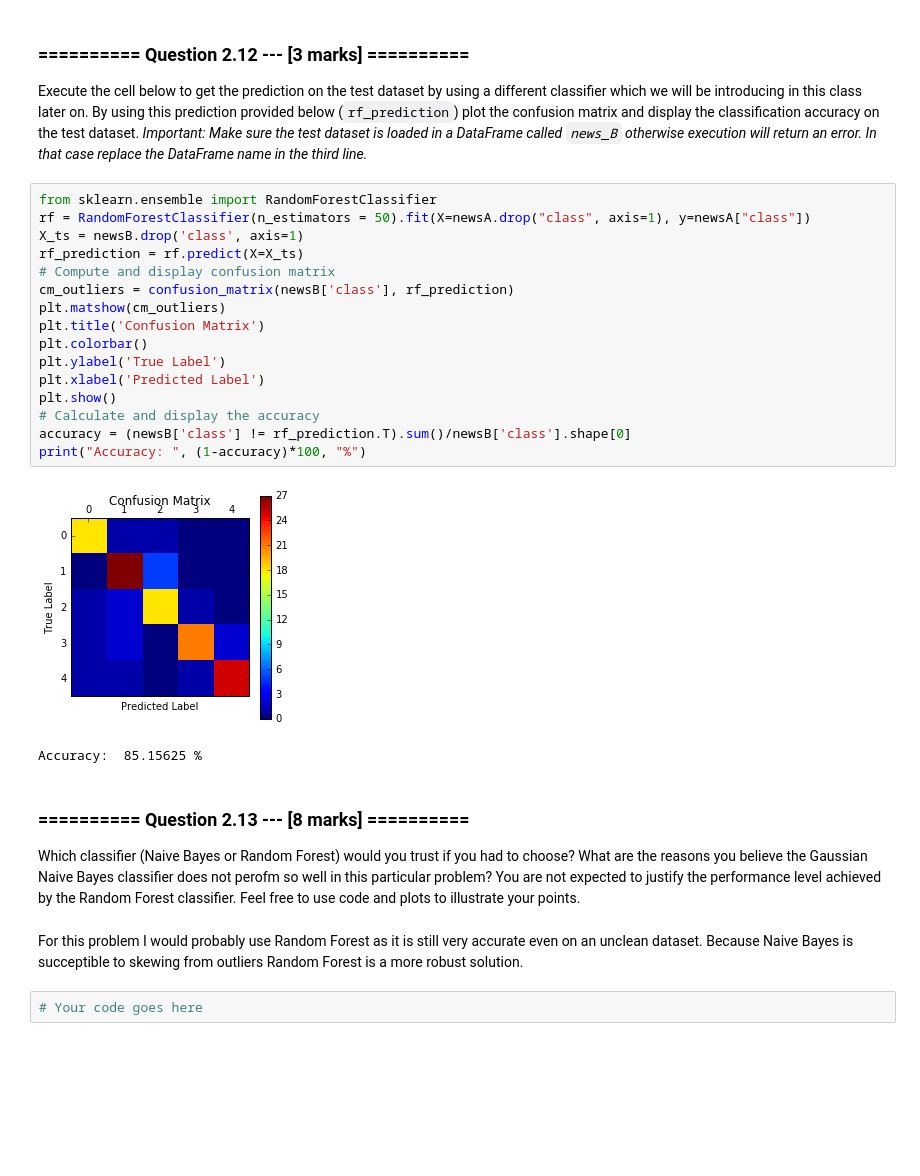
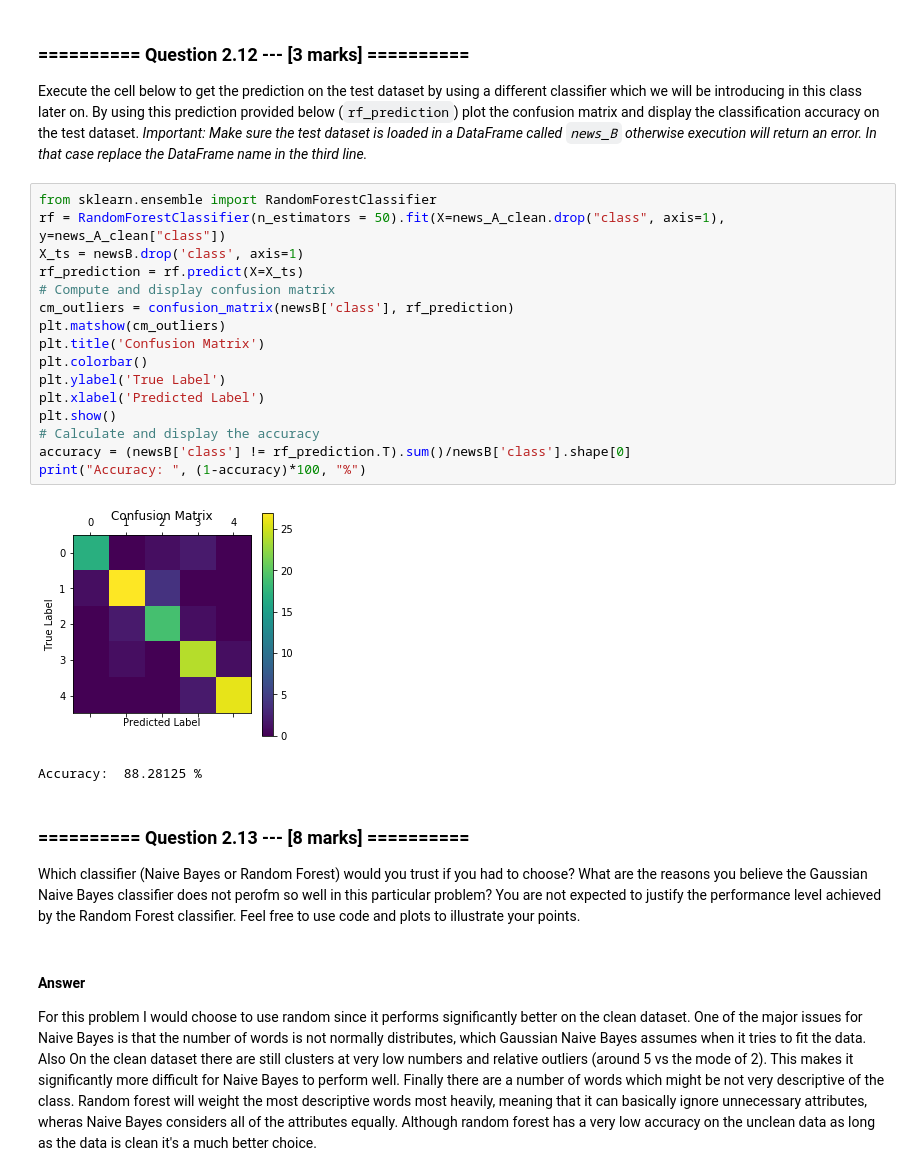
Before and after one commit to hirshagarwal/iaml2017, a Jupyter notebook: Agarwal Assignment 1.ipynb, the cells around one changed output. Cells and saved outputs as stored; diff of their text form; blank space fills up the shorter version.

Commit message:
Assignment 2 reviewed. Probably ready to submit.
Maybe check once more before turning it in.

```diff
--- a/Agarwal Assignment 1.ipynb
+++ b/Agarwal Assignment 1.ipynb
@@ -385,28 +392,27 @@ Baseline accuracy:  21.3245655237 %
 Execute the cell below to get the prediction on the test dataset by using a different classifier which we will be introducing in this class later on. By using this prediction provided below (`rf_prediction`) plot the confusion matrix and display the classification accuracy on the test dataset. *Important: Make sure the test dataset is loaded in a DataFrame called `news_B` otherwise execution will return an error. In that case replace the DataFrame name in the third line.*
 # %%
 from sklearn.ensemble import RandomForestClassifier
-rf = RandomForestClassifier(n_estimators = 50).fit(X=newsA.drop("class", axis=1), y=newsA["class"])
+rf = RandomForestClassifier(n_estimators = 50).fit(X=news_A_clean.drop("class", axis=1), y=news_A_clean["class"])
 X_ts = newsB.drop('class', axis=1)
 rf_prediction = rf.predict(X=X_ts)
 # Compute and display confusion matrix
 cm_outliers = confusion_matrix(newsB['class'], rf_prediction)
 plt.matshow(cm_outliers)
 plt.title('Confusion Matrix')
 plt.colorbar()
 plt.ylabel('True Label')
 plt.xlabel('Predicted Label')
 plt.show()
 # Calculate and display the accuracy
 accuracy = (newsB['class'] != rf_prediction.T).sum()/newsB['class'].shape[0]
 print("Accuracy: ", (1-accuracy)*100, "%")
 # %% [output]
-[figure, old version]
+[figure, new version]
-Accuracy:  85.15625 %
+Accuracy:  88.28125 %
 # %% [markdown]
 ### ========== Question 2.13 --- [8 marks] ==========
 
 Which classifier (Naive Bayes or Random Forest) would you trust if you had to choose? What are the reasons you believe the Gaussian Naive Bayes classifier does not perofm so well in this particular problem? You are not expected to justify the performance level achieved by the Random Forest classifier. Feel free to use code and plots to illustrate your points.
-# %% [markdown]
-For this problem I would probably use Random Forest as it is still very accurate even on an unclean dataset. Because Naive Bayes is succeptible to skewing from outliers Random Forest is a more robust solution.
-# %%
-# Your code goes here
+# %% [markdown]
+#### Answer
+For this problem I would choose to use random since it performs significantly better on the clean dataset. One of the major issues for Naive Bayes is that the number of words is not normally distributes, which Gaussian Naive Bayes assumes when it tries to fit the data. Also On the clean dataset there are still clusters at very low numbers and relative outliers (around 5 vs the mode of 2). This makes it significantly more difficult for Naive Bayes to perform well. Finally there are a number of words which might be not very descriptive of the class. Random forest will weight the most descriptive words most heavily, meaning that it can basically ignore unnecessary attributes, wheras Naive Bayes considers all of the attributes equally. Although random forest has a very low accuracy on the unclean data as long as the data is clean it's a much better choice.
```
Also changed, not shown: parts of 8 cells of this notebook.
